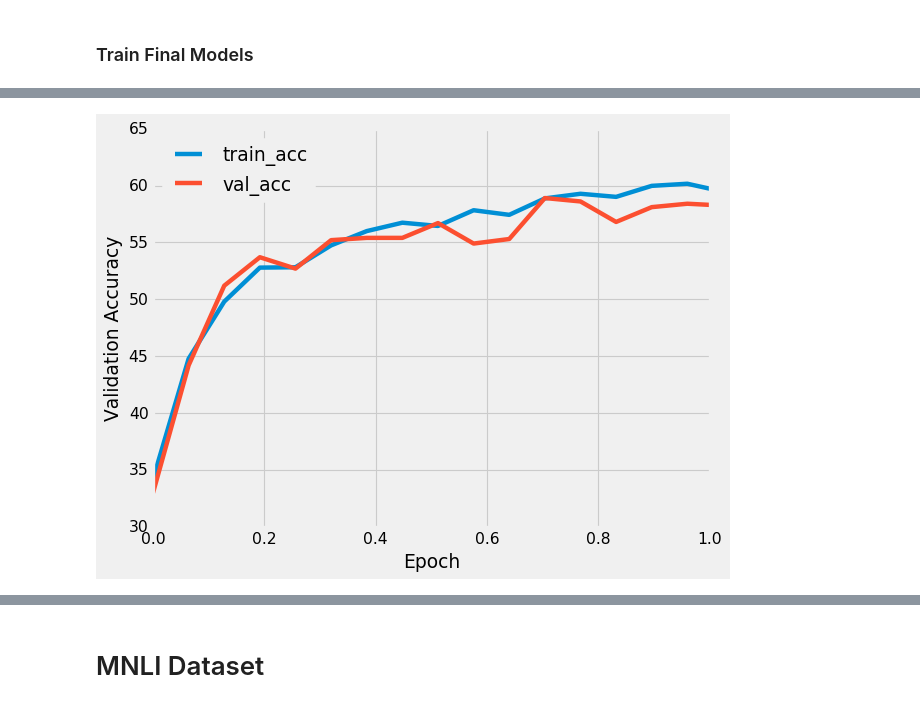
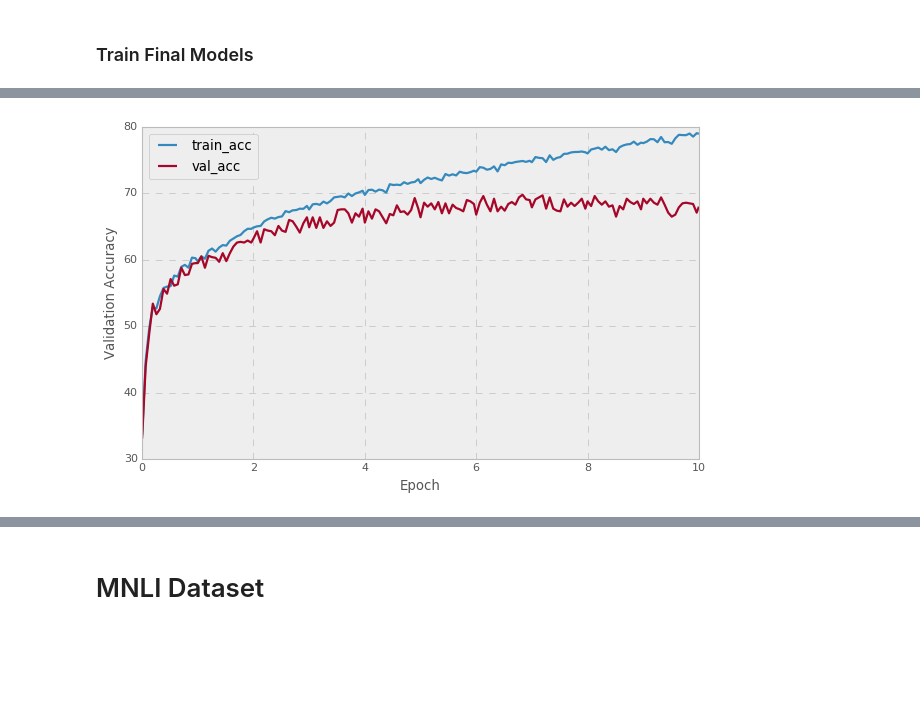
Before and after one commit to nyjgary/nlp-snli, a Jupyter notebook: nlp-snli.ipynb, the cells around one changed output, grey strips where cells are left out. Cells and saved outputs as stored; diff of their text form; code cells hidden in the pictures; blank space fills up the shorter version.

```diff
--- a/nlp-snli.ipynb
+++ b/nlp-snli.ipynb
@@ -580,11 +580,11 @@ def plot_multiple_learning_curves(results_df, plot_variable, figsize=(8, 5), leg
     plt.ylabel('Validation Accuracy')
     plt.xlabel('Epoch')
 
-def plot_single_learning_curve(results):
+def plot_single_learning_curve(results, figsize=(8, 5)):
     """ Plots learning curve of a SINGLE experiment, includes both train and validation accuracy """
     results_df = pd.DataFrame.from_dict(results)
     results_df = results_df.set_index('epoch')
-    results_df.plot()
+    results_df.plot(figsize=figsize)
     plt.ylabel('Validation Accuracy')
     plt.xlabel('Epoch')
 # %% [markdown]
@@ -832,4 +862,6 @@ KeyboardInterrupt:
 # %% [markdown]
 ### Train Final Models
+# %%
+BEST_RNN_MODEL_NAME = 'RNN_100hidden_500fc_10epoch_001lr_v2'
 # %%
 # train and save final model
@@ -861,5 +873,6 @@ Experiment completed in 1332 seconds with 58.9% validation accuracy.
-# %%
-# load training and validation curves
-plot_single_learning_curve(results)
-# %% [output]
-[figure, removed]
+# %%
+# plot training and test lost
+best_rnn_results = load_experiment_log(experiment_name=BEST_RNN_MODEL_NAME, filename=RESULTS_LOG)[0]['results']
+plot_single_learning_curve(best_rnn_results)
+# %% [output]
+[figure, added]
```
Also changed, not shown: parts of 12 cells of this notebook.
